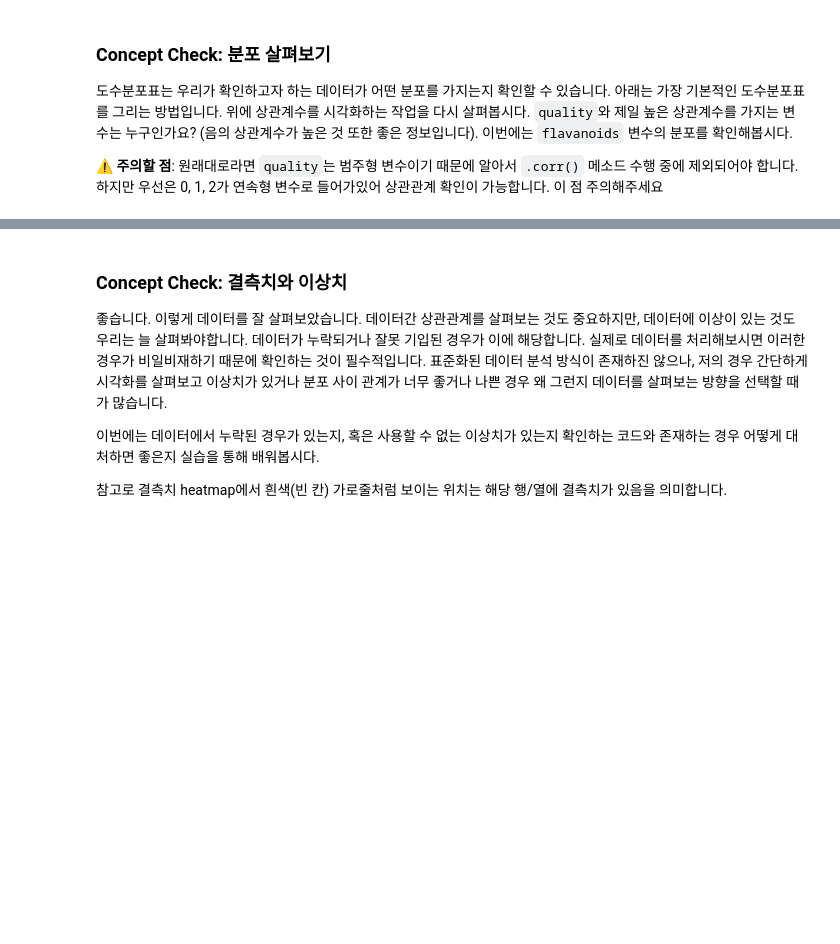
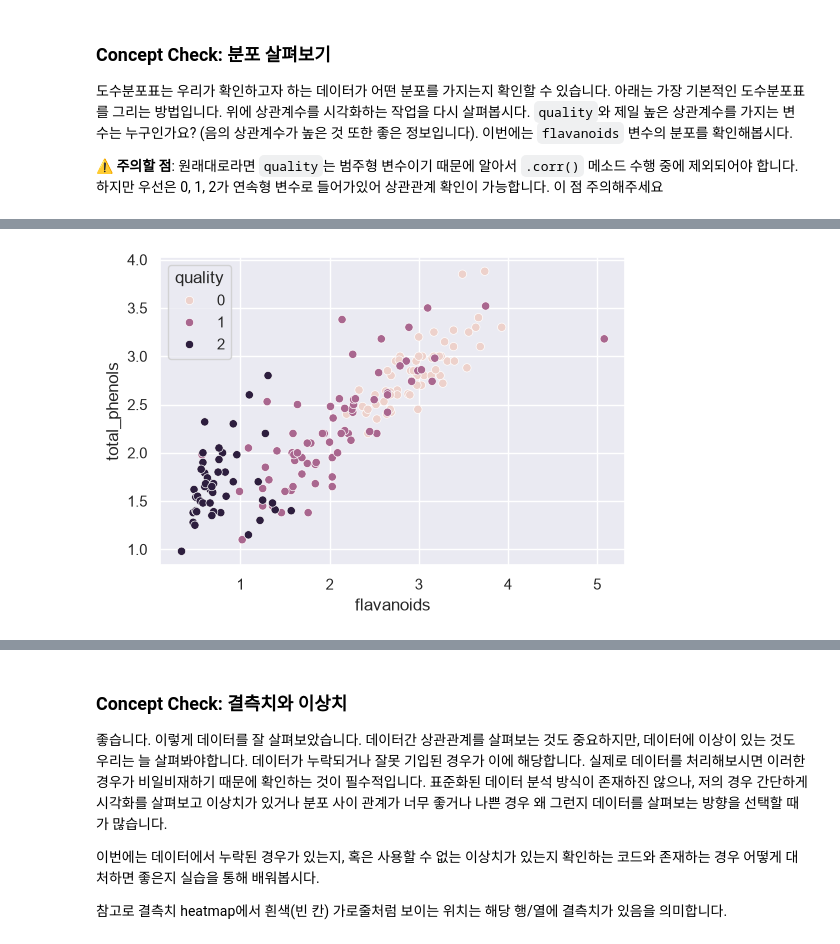
Before and after one commit to marlanee/TIL, a Jupyter notebook: ssafy_practice/chapter_1_1_ws/(실습-문제) 1-1_데이터 EDA 및 모델 학습.ipynb, the cells around one changed output, grey strips where cells are left out. Saved outputs shown, nothing was run; the diff lists cells and outputs as text; code cells hidden in the pictures; blank space fills up the shorter version.

```diff
--- a/ssafy_practice/chapter_1_1_ws/(실습-문제) 1-1_데이터 EDA 및 모델 학습.ipynb
+++ b/ssafy_practice/chapter_1_1_ws/(실습-문제) 1-1_데이터 EDA 및 모델 학습.ipynb
@@ -376,3 +374,12 @@ plt.show()
+# %%
+# 위의 예시와 같은 scatterplot을 그려봅시다.
+plt.figure(figsize=(6, 4))
+sns.scatterplot(data=df, x="flavanoids", y="total_phenols", hue="quality")
+plt.xlabel("flavanoids")
+plt.ylabel("total_phenols")
+plt.show()
+# %% [output]
+[figure, added]
 # %% [markdown]
 ### TODO 5: pairplot으로 한 번에 시각화
 이렇게 살펴보니 `flavanoids`가 quality를 나누는데 굉장히 중요한 key가 될 것 같네요. 근데 이렇게 일일이 보니까 귀찮네요. 한 번에 다 그릴 수는 없을까요?
```
Also changed, not shown: parts of 6 cells of this notebook, 3 other files.
